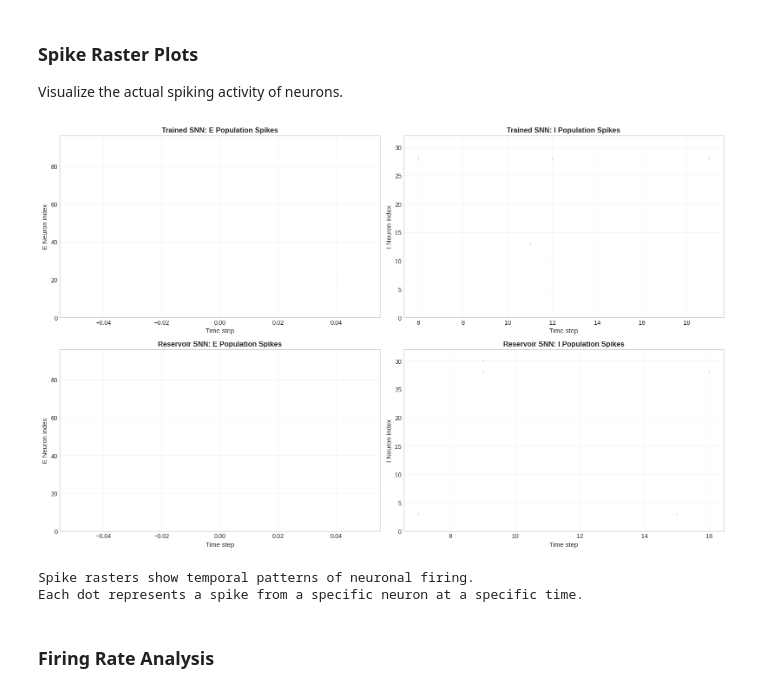
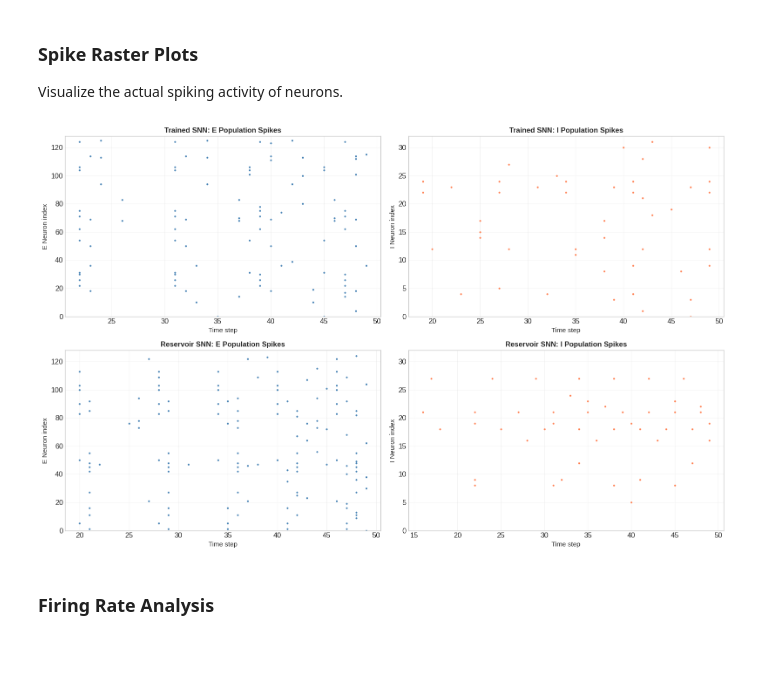
Before and after one commit to CNNC-Lab/RNNs-tutorial, a Jupyter notebook: notebooks/03_balanced_spiking_network.ipynb, the cells around one changed output. Saved outputs shown, nothing was run; the diff lists cells and outputs as text; code cells hidden in the pictures; blank space fills up the shorter version.

```diff
--- a/notebooks/03_balanced_spiking_network.ipynb
+++ b/notebooks/03_balanced_spiking_network.ipynb
@@ -450,16 +559,15 @@ print("  Same fast neurons and architecture as trained model")
 print("  Only recurrent weights are fixed (random)")
 print()
 
-model_reservoir = BalancedSpikingRNN(
+model_reservoir = BalancedSpikingNetwork(
     input_size=3,
-    n_excitatory=128,  # Same as trained
-    n_inhibitory=32,
+    n_excitatory=128,  # Same as trained (reduced for speed)
+    n_inhibitory=32,   # Same as trained
     output_size=3,
-    tau_e=2.0,        # Fast neurons
-    tau_i=1.0,
-    v_thresh=0.5,     # Low threshold
-    dt=1.0,
-    trainable_weights=False  # Fix recurrent weights!
+    tau_mem_e=2.0,        # Fast neurons
+    tau_mem_i=1.0,
+    fixed_weights=True,  # Fix recurrent weights!
+    readout_mode='rate'
 ).to(device)
 
 n_params_reservoir = sum(p.numel() for p in model_reservoir.parameters() if p.requires_grad)
@@ -651,7 +772,7 @@ seq_len = spikes_e_trained.shape[1]
 ax = axes[0, 0]
 spikes_sample_e = spikes_e_trained[sample_idx]  # (seq_len, n_e)
 spike_times, spike_neurons = np.where(spikes_sample_e)
-ax.scatter(spike_times, spike_neurons, s=1, color='steelblue', alpha=0.6)
+ax.scatter(spike_times, spike_neurons, s=4, color='steelblue')
 ax.set_xlabel('Time step', fontsize=11)
 ax.set_ylabel('E Neuron index', fontsize=11)
 ax.set_title('Trained SNN: E Population Spikes', fontsize=12, fontweight='bold')
@@ -662,44 +783,39 @@ ax.grid(True, alpha=0.2)
 ax = axes[0, 1]
 spikes_sample_i = spikes_i_trained[sample_idx]
 spike_times, spike_neurons = np.where(spikes_sample_i)
-ax.scatter(spike_times, spike_neurons, s=1, color='coral', alpha=0.6)
+ax.scatter(spike_times, spike_neurons, s=4, color='coral')
 ax.set_xlabel('Time step', fontsize=11)
 ax.set_ylabel('I Neuron index', fontsize=11)
 ax.set_title('Trained SNN: I Population Spikes', fontsize=12, fontweight='bold')
 ax.set_ylim([0, model_trained.n_i])
 ax.grid(True, alpha=0.2)
 
 # Reservoir model - E population
 ax = axes[1, 0]
 spikes_sample_e = spikes_e_reservoir[sample_idx]
 spike_times, spike_neurons = np.where(spikes_sample_e)
-ax.scatter(spike_times, spike_neurons, s=1, color='steelblue', alpha=0.6)
+ax.scatter(spike_times, spike_neurons, s=4, color='steelblue')
 ax.set_xlabel('Time step', fontsize=11)
 ax.set_ylabel('E Neuron index', fontsize=11)
 ax.set_title('Reservoir SNN: E Population Spikes', fontsize=12, fontweight='bold')
 ax.set_ylim([0, model_reservoir.n_e])
 ax.grid(True, alpha=0.2)
 
 # Reservoir model - I population
 ax = axes[1, 1]
 spikes_sample_i = spikes_i_reservoir[sample_idx]
 spike_times, spike_neurons = np.where(spikes_sample_i)
-ax.scatter(spike_times, spike_neurons, s=1, color='coral', alpha=0.6)
+ax.scatter(spike_times, spike_neurons, s=4, color='coral')
 ax.set_xlabel('Time step', fontsize=11)
 ax.set_ylabel('I Neuron index', fontsize=11)
 ax.set_title('Reservoir SNN: I Population Spikes', fontsize=12, fontweight='bold')
 ax.set_ylim([0, model_reservoir.n_i])
 ax.grid(True, alpha=0.2)
 
 plt.tight_layout()
 plt.show()
-
-print("Spike rasters show temporal patterns of neuronal firing.")
-print("Each dot represents a spike from a specific neuron at a specific time.")
 # %% [output]
-[figure, old version]
+[figure, new version]
-Spike rasters show temporal patterns of neuronal firing.
-Each dot represents a spike from a specific neuron at a specific time.
 # %% [markdown]
 ### Firing Rate Analysis
 # %%
```
Also changed, not shown: parts of 17 cells of this notebook, 5 other files.
